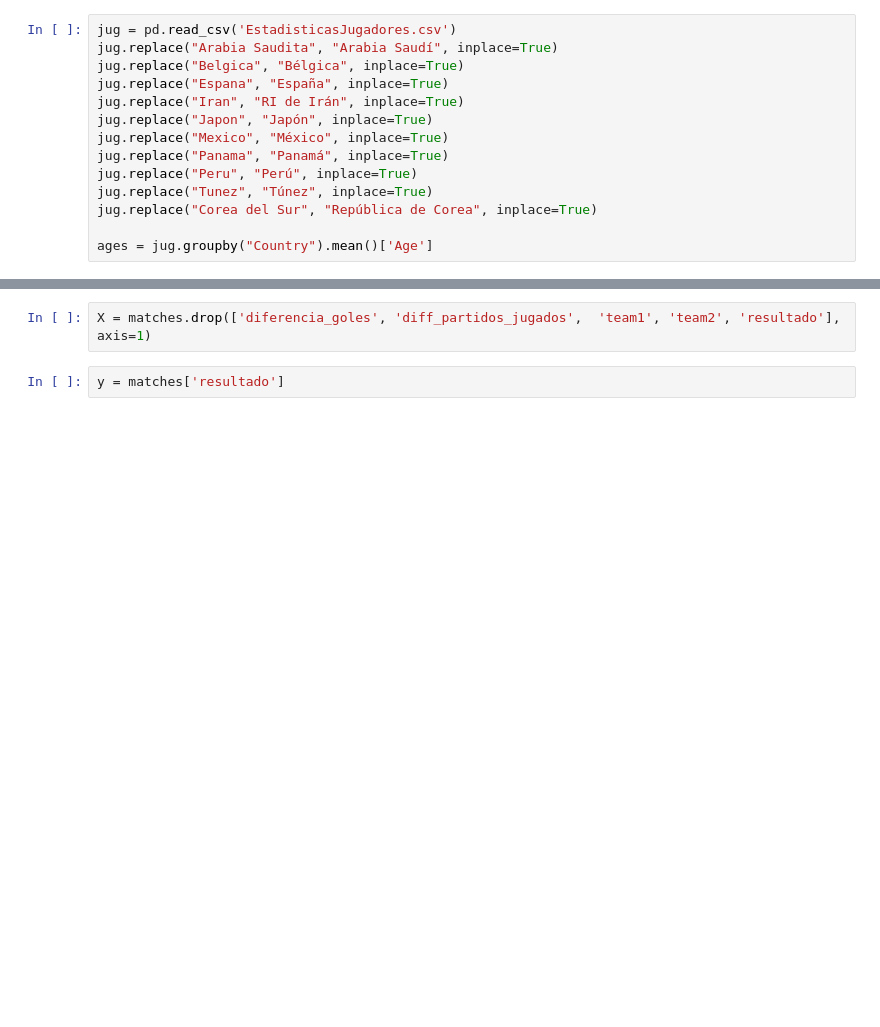
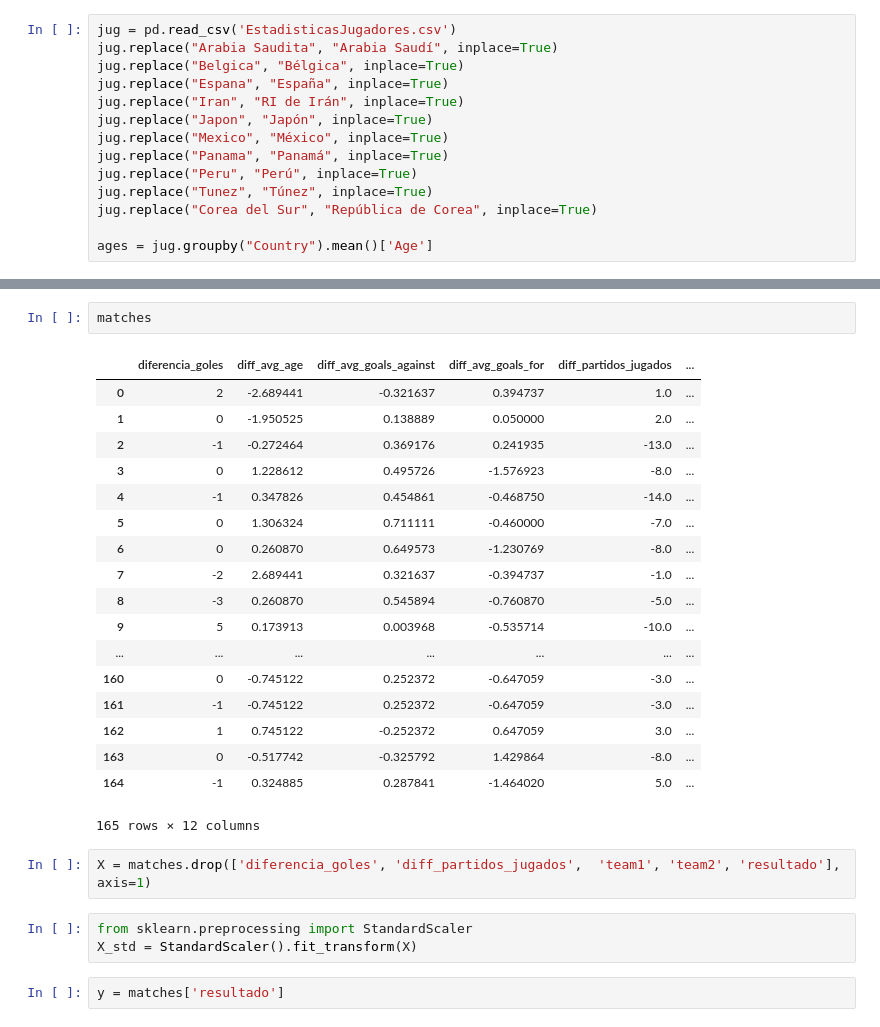
Before and after one commit to Howl24/Lineup-Prediction, a Jupyter notebook: Presentación.ipynb, the cells around one changed output, grey strips where cells are left out. Saved outputs shown, nothing was run; the diff lists cells and outputs as text; blank space fills up the shorter version.

```diff
--- a/Presentación.ipynb
+++ b/Presentación.ipynb
@@ -269,8 +295,32 @@ for idx, row in info.iterrows():
 
     matches.append(match_row)
 matches = pd.DataFrame(matches)
+# %%
+matches
+# %% [output]
+|  | diferencia_goles | diff_avg_age | diff_avg_goals_against | diff_avg_goals_for | diff_partidos_jugados | ... |
+| 0 | 2 | -2.689441 | -0.321637 | 0.394737 | 1.0 | ... |
+| 1 | 0 | -1.950525 | 0.138889 | 0.050000 | 2.0 | ... |
+| 2 | -1 | -0.272464 | 0.369176 | 0.241935 | -13.0 | ... |
+| 3 | 0 | 1.228612 | 0.495726 | -1.576923 | -8.0 | ... |
+| 4 | -1 | 0.347826 | 0.454861 | -0.468750 | -14.0 | ... |
+| 5 | 0 | 1.306324 | 0.711111 | -0.460000 | -7.0 | ... |
+| 6 | 0 | 0.260870 | 0.649573 | -1.230769 | -8.0 | ... |
+| 7 | -2 | 2.689441 | 0.321637 | -0.394737 | -1.0 | ... |
+| 8 | -3 | 0.260870 | 0.545894 | -0.760870 | -5.0 | ... |
+| 9 | 5 | 0.173913 | 0.003968 | -0.535714 | -10.0 | ... |
+| ... | ... | ... | ... | ... | ... | ... |
+| 160 | 0 | -0.745122 | 0.252372 | -0.647059 | -3.0 | ... |
+| 161 | -1 | -0.745122 | 0.252372 | -0.647059 | -3.0 | ... |
+| 162 | 1 | 0.745122 | -0.252372 | 0.647059 | 3.0 | ... |
+| 163 | 0 | -0.517742 | -0.325792 | 1.429864 | -8.0 | ... |
+| 164 | -1 | 0.324885 | 0.287841 | -1.464020 | 5.0 | ... |
+165 rows × 12 columns
 # %%
 X = matches.drop(['diferencia_goles', 'diff_partidos_jugados',  'team1', 'team2', 'resultado'], axis=1)
+# %%
+from sklearn.preprocessing import StandardScaler
+X_std = StandardScaler().fit_transform(X)
 # %%
 y = matches['resultado']
 # %%
```
Also changed, not shown: parts of 40 cells of this notebook, 2 other files.
